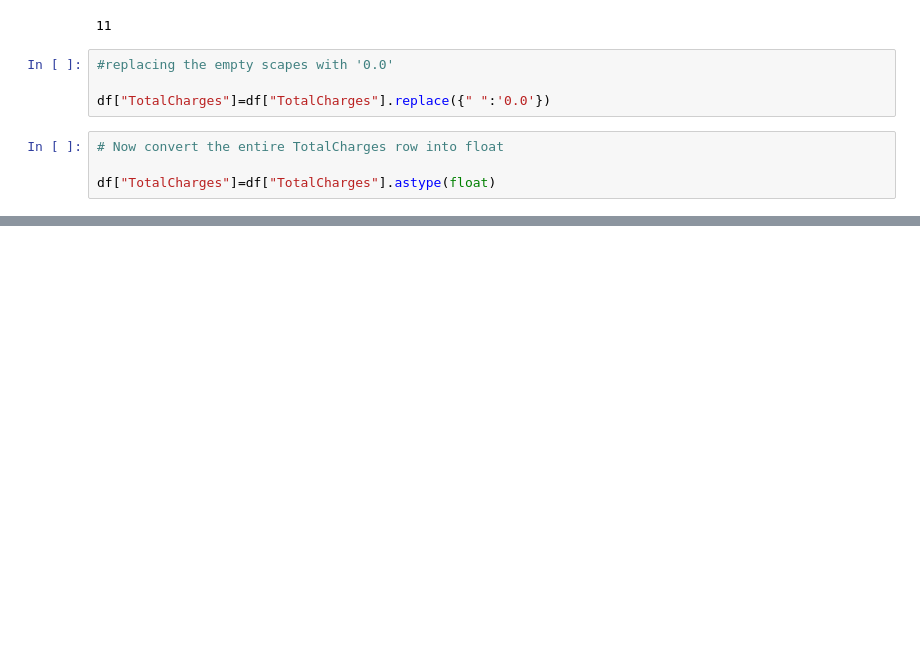
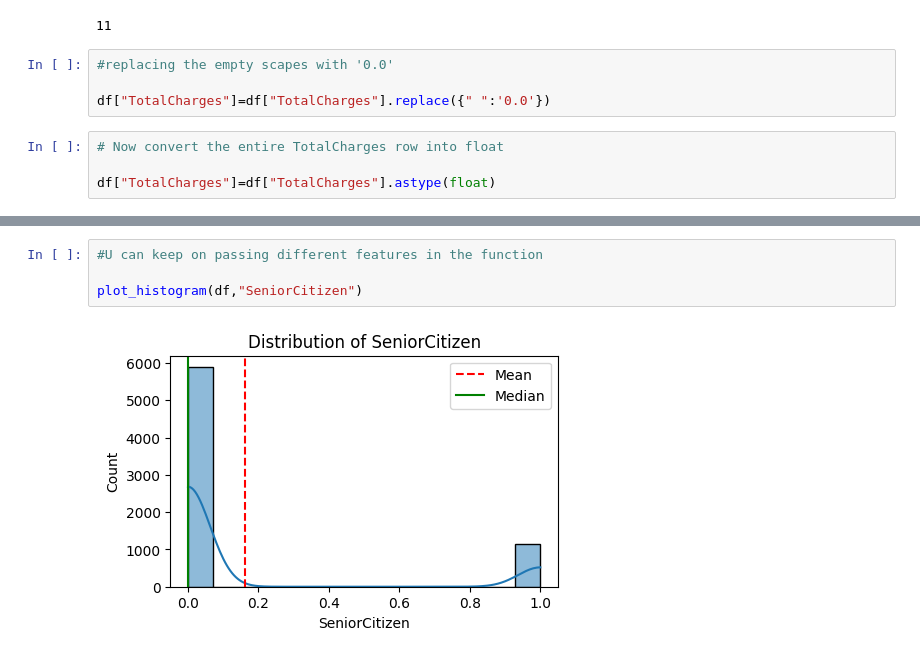
Before and after one commit to Venku96200/Customer_churn_prediction, a Jupyter notebook: customer_churn_analysis.ipynb, the cells around one changed output, grey strips where cells are left out. Cells and saved outputs as stored; diff of their text form; blank space fills up the shorter version.

```diff
--- a/customer_churn_analysis.ipynb
+++ b/customer_churn_analysis.ipynb
@@ -131,0 +210,6 @@ df["TotalCharges"]=df["TotalCharges"].astype(float)
+# %%
+#U can keep on passing different features in the function
+
+plot_histogram(df,"SeniorCitizen")
+# %% [output]
+[figure, added]
```
Also changed, not shown: parts of 16 cells of this notebook.
